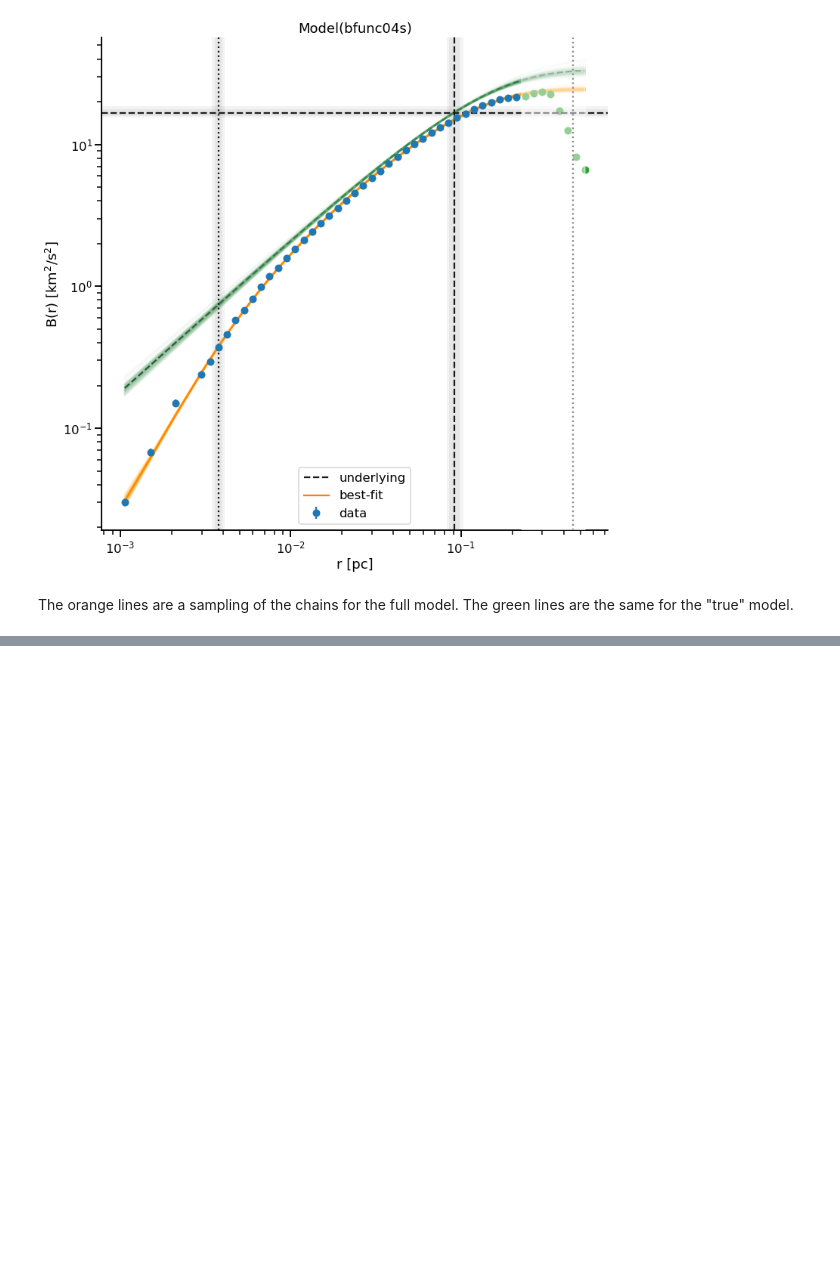
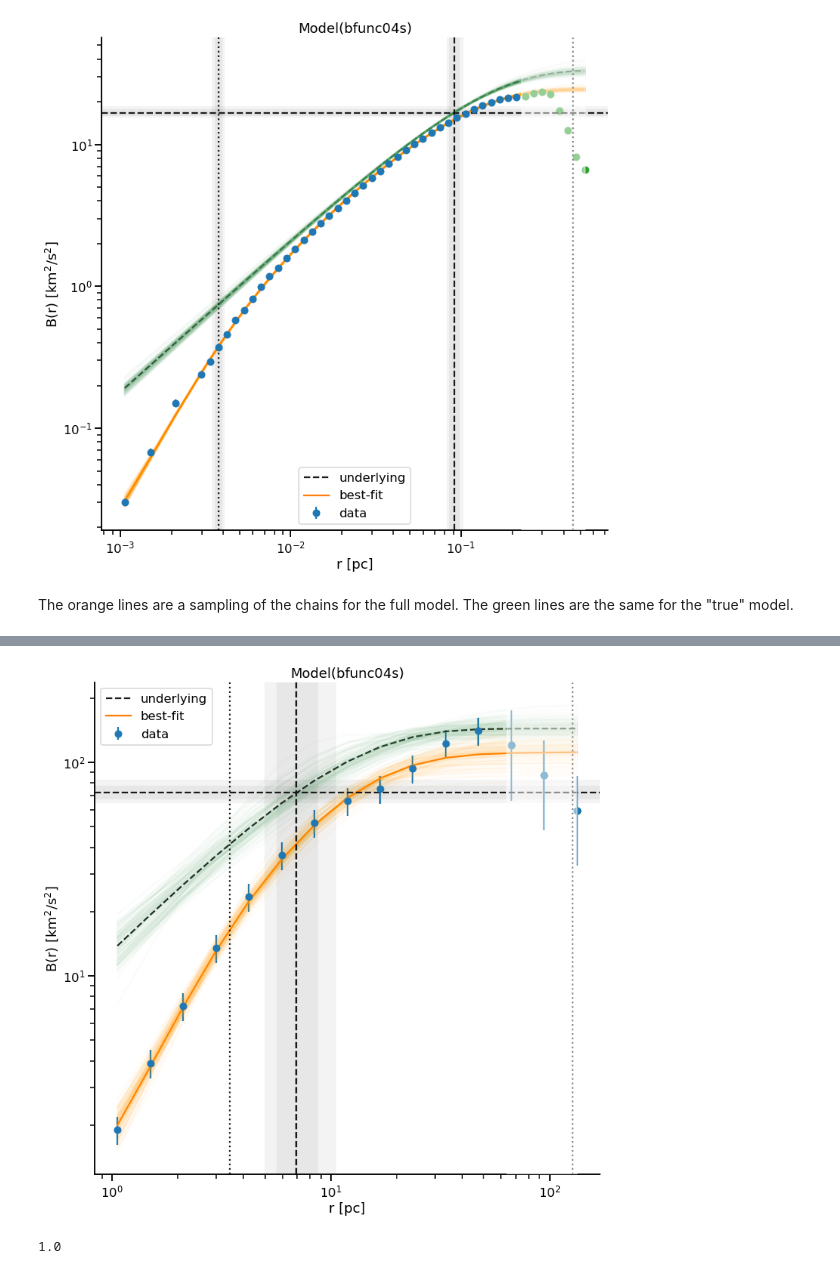
Before and after one commit to will-henney/mariano-velocity-statistics, a Jupyter notebook: emcee-model-fits.ipynb, the cells around one changed output, grey strips where cells are left out. Drawn from its saved outputs; the diff is of its cells as text; code cells hidden in the pictures; blank space fills up the shorter version.

```diff
--- a/emcee-model-fits.ipynb
+++ b/emcee-model-fits.ipynb
@@ -342,0 +529,53 @@ array([0.08518228, 0.09771125])
+# %%
+fig, ax = plt.subplots(figsize=(12, 12))
+
+best = result_emcee.params.valuesdict()
+
+# Plot the underlying model without instrumental effects
+Bu = bfunc.bfunc00s(r, best["r0"], best["sig2"], best["m"])
+ax.plot(r, Bu, color="k", linestyle="dashed", label="underlying")
+
+# Plot the fit results
+result_emcee.plot_fit(ax=ax)
+
+# Plot a random sample of the emcee chain
+inds = np.random.randint(len(result_emcee.flatchain), size=100)
+for ind in inds:
+    sample = result_emcee.flatchain.iloc[ind]
+    Bsamp = bfunc.bfunc04s(r, sample.r0, sample.sig2, sample.m, best["s0"], sample.noise, box_size)
+    ax.plot(r, Bsamp, alpha=0.03, color="orange")
+    Busamp = bfunc.bfunc00s(r, sample.r0, sample.sig2, sample.m)
+    ax.plot(r, Busamp, alpha=0.03, color="g")
+
+# Add in the points not included in fit
+ax.plot(r[large_scale], B[large_scale], "o")
+
+# Dotted lines for 2 x rms seeing and for box size
+ax.axvline(2 * best["s0"], color="k", linestyle="dotted")
+#spread_span(ax, 2 * result_emcee.flatchain.s0, orient="v")
+
+ax.axvline(best["box_size"], color="k", linestyle="dotted")
+
+# Dashed lines for best-fit r0 and sig2
+ax.axvline(best["r0"], color="k", linestyle="dashed")
+spread_span(ax, result_emcee.flatchain.r0, orient="v")
+
+ax.axhline(best["sig2"], color="k", linestyle="dashed")
+spread_span(ax, result_emcee.flatchain.sig2, orient="h")
+
+# Gray box to indicate the large scale values that are excluded from the fit
+ax.axvspan(best["box_size"] / 2, r[-1], color="w", alpha=0.5, zorder=100)
+
+ax.set(
+    xscale = "log",
+    yscale = "log",
+    xlabel = "r [pc]",
+    ylabel = r"B(r) [km$^{2}$/s$^{2}$]",
+)
+sns.despine();
+# %% [output]
+[figure, added]
+# %%
+2.35 * best["s0"] / pc_per_arcsec
+# %% [output]
+1.0
```
Also changed, not shown: parts of 11 cells of this notebook, 1 other file.
